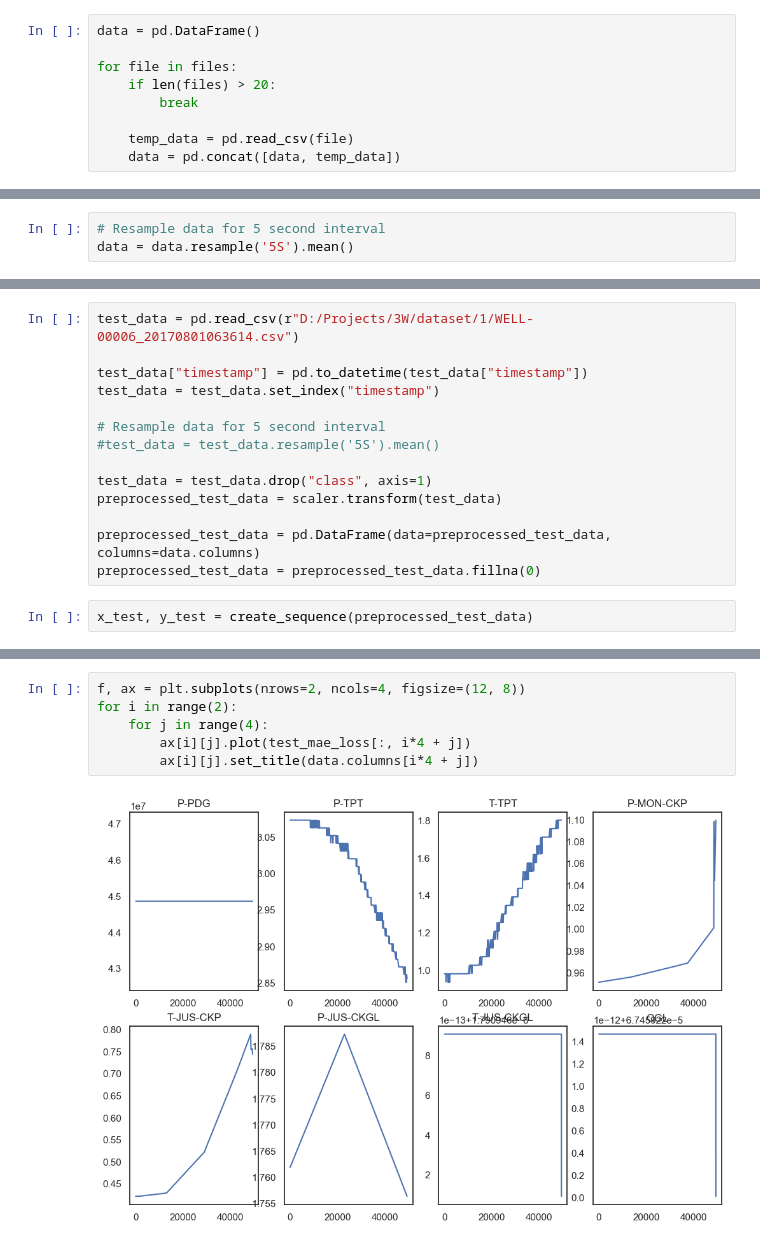
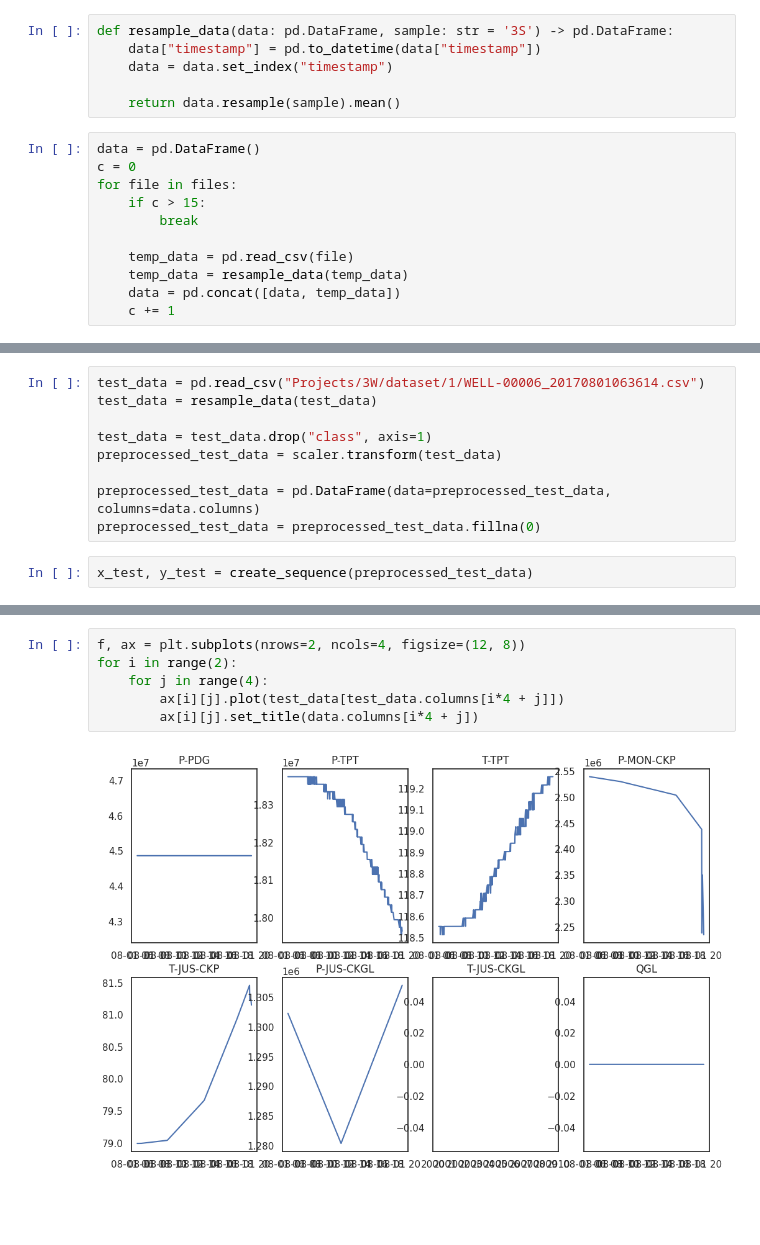
Before and after one commit to bernardoco/3W, a Jupyter notebook: problems/anomaly_detection/analysis.ipynb, the cells around one changed output, grey strips where cells are left out. Drawn from its saved outputs; the diff is of its cells as text; blank space fills up the shorter version.

```diff
--- a/problems/anomaly_detection/analysis.ipynb
+++ b/problems/anomaly_detection/analysis.ipynb
@@ -25,13 +36,21 @@ for file in os.listdir( os.path.join(PATH, str(NORMAL_CLASS)) ):
         continue
 
     files.append(file_path)
+# %%
+def resample_data(data: pd.DataFrame, sample: str = '3S') -> pd.DataFrame:
+    data["timestamp"] = pd.to_datetime(data["timestamp"])
+    data = data.set_index("timestamp")
+
+    return data.resample(sample).mean()
 # %%
 data = pd.DataFrame()
-
+c = 0
 for file in files:
-    if len(files) > 20:
+    if c > 15:
         break
 
     temp_data = pd.read_csv(file)
+    temp_data = resample_data(temp_data)
     data = pd.concat([data, temp_data])
+    c += 1
 # %%
@@ -41,8 +57,5 @@ data = data.set_index("timestamp")
 data = data.drop("class", axis=1)
 data = data.fillna(0)
-# %%
-# Resample data for 5 second interval
-data = data.resample('5S').mean()
 # %%
 scaler = sklearn.preprocessing.StandardScaler()
 preprocessed_data = scaler.fit_transform(data)
@@ -148,13 +177,8 @@ Reconstruction error threshold: 1.4236607900021816
 # %% [markdown]
 ### Test
 # %%
-test_data = pd.read_csv(r"D:/Projects/3W/dataset/1/WELL-00006_20170801063614.csv")
-
-test_data["timestamp"] = pd.to_datetime(test_data["timestamp"])
-test_data = test_data.set_index("timestamp")
-
-# Resample data for 5 second interval
-#test_data = test_data.resample('5S').mean()
+test_data = pd.read_csv("Projects/3W/dataset/1/WELL-00006_20170801063614.csv")
+test_data = resample_data(test_data)
 
 test_data = test_data.drop("class", axis=1)
 preprocessed_test_data = scaler.transform(test_data)
@@ -171,8 +195,8 @@ test_mae_loss = np.mean(np.abs(x_test_pred - x_test), axis=1)
 # %%
 f, ax = plt.subplots(nrows=2, ncols=4, figsize=(12, 8))
 for i in range(2):
     for j in range(4):
-        ax[i][j].plot(test_mae_loss[:, i*4 + j])
+        ax[i][j].plot(test_data[test_data.columns[i*4 + j]])
         ax[i][j].set_title(data.columns[i*4 + j])
 # %% [output]
-[figure, old version]
+[figure, new version]
```
Also changed, not shown: parts of 14 cells of this notebook.
